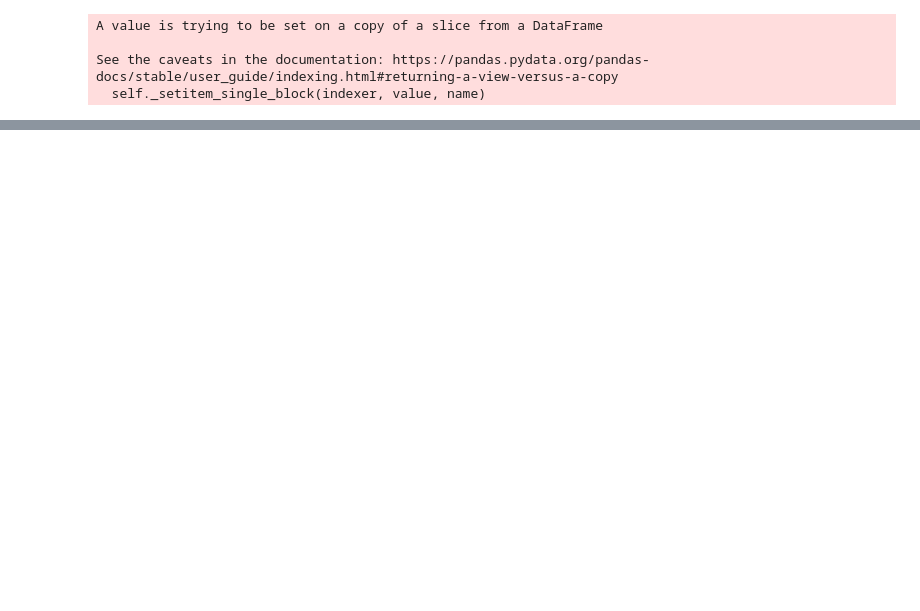
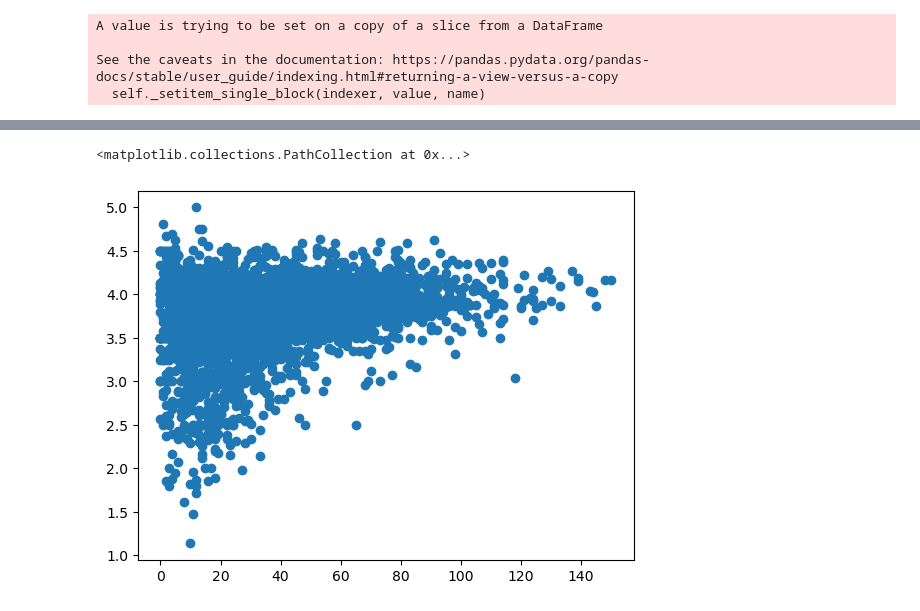
Before and after one commit to sberberian/Beer-Characteristics-Profiling, a Jupyter notebook: Machine_leaning_Beer.ipynb, the cells around one changed output, grey strips where cells are left out. Saved outputs shown, nothing was run; the diff lists cells and outputs as text; code cells hidden in the pictures; blank space fills up the shorter version.

```diff
--- a/Machine_leaning_Beer.ipynb
+++ b/Machine_leaning_Beer.ipynb
@@ -123,5 +135,8 @@ print(f'Testing Score: {clf.score(X_selected_test_scaled, y_test)}')
 # %%
 # Correlation for Bitter and rating
-plt.scatter(df['Bitter'], df['review_overall'])
+plt.scatter(df['bitter'], df['review_overall'])
+# %% [output]
+<matplotlib.collections.PathCollection at 0x...>
+[figure, added]
 # %%
 # Correlation for ABV and rating
```
Also changed, not shown: parts of 17 cells of this notebook, 1 other file.
